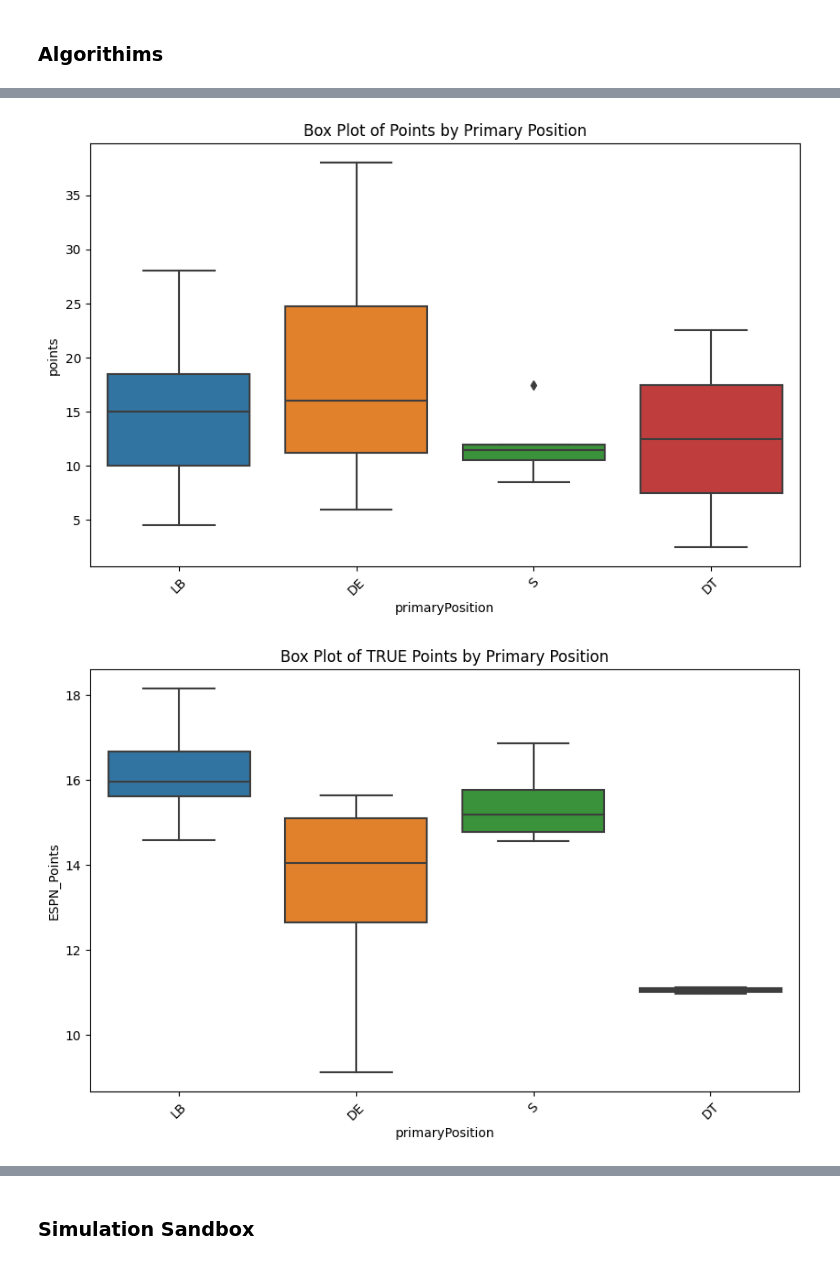
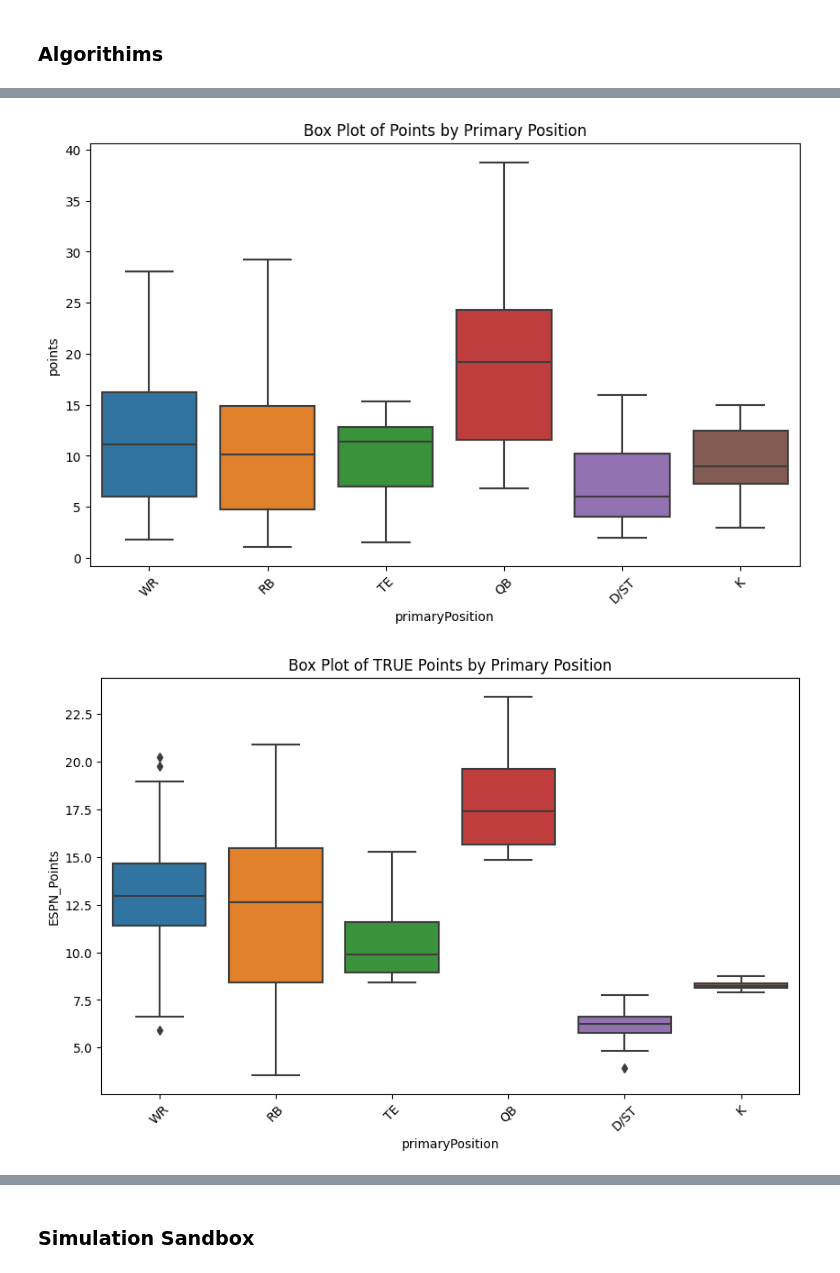
Before and after one commit to twinfield10/ESPN_FFL, a Jupyter notebook: FF Analysis Notebook.ipynb, the cells around one changed output, grey strips where cells are left out. Cells and saved outputs as stored; diff of their text form; code cells hidden in the pictures.

Commit message:
Week 3 commit

```diff
--- a/FF Analysis Notebook.ipynb
+++ b/FF Analysis Notebook.ipynb
@@ -44,7 +44,7 @@ lg_vars = {
         "ID": 537814,
         "ESPN_S2": espn_id,
         "SWID": s_id,
-        "start": 2015,
+        "start": 2017,
         "end": 2025
     },
     "GOP_Degenerates": {
@@ -93,7 +93,7 @@ lg_vars = {
 # %% [markdown]
 ## 1) Set League ##
 # %%
-select_league = "Winfield_Football"
+select_league = "Weenieless_Wanderers"
 # Tommy Leagues: Winfield_Football, Knights_FFL, GOP_Degenerates, Weenieless_Wanderers
 # Will Leagues: 12 Dudes one Cup
 # Cooleen Leagues: Big Red Fantasy Football
@@ -939,18 +932,18 @@ grouped_means
 # %%
 # Box plot for 'points'
 plt.figure(figsize=(10, 6))
-sns.boxplot(x='primaryPosition', y='points', data=LINEUPS[(LINEUPS['player_active_status'] == 'active') & (LINEUPS['primaryPosition'].isin(['DE', 'DT', 'CB', 'S', 'LB'])) & (LINEUPS['points'] > 1)  & (LINEUPS['week'] < 2)])
+sns.boxplot(x='primaryPosition', y='points', data=LINEUPS[(LINEUPS['player_active_status'] == 'active') & (~LINEUPS['primaryPosition'].isin(['DE', 'DT', 'CB', 'S', 'LB'])) & (LINEUPS['points'] > 1)  & (LINEUPS['week'] < 2)])
 plt.title('Box Plot of Points by Primary Position')
 plt.xticks(rotation=45)  # Rotate x-axis labels for better readability
 plt.show()
 
 # Box plot for 'TRUE_Points'
 plt.figure(figsize=(10, 6))
-sns.boxplot(x='primaryPosition', y='ESPN_Points', data=LINEUPS[(LINEUPS['player_active_status'] == 'active') & (LINEUPS['primaryPosition'].isin(['DE', 'DT', 'CB', 'S', 'LB'])) & (LINEUPS['points'] > 1) & (LINEUPS['week'] < 2)])
+sns.boxplot(x='primaryPosition', y='ESPN_Points', data=LINEUPS[(LINEUPS['player_active_status'] == 'active') & (~LINEUPS['primaryPosition'].isin(['DE', 'DT', 'CB', 'S', 'LB'])) & (LINEUPS['points'] > 1) & (LINEUPS['week'] < 2)])
 plt.title('Box Plot of TRUE Points by Primary Position')
 plt.xticks(rotation=45)
 plt.show()
 # %% [output]
-[figure, old version]
+[figure, new version]
-[figure, old version]
+[figure, new version]
 # %%
```
Also changed, not shown: parts of 14 cells of this notebook, 19 other files.
